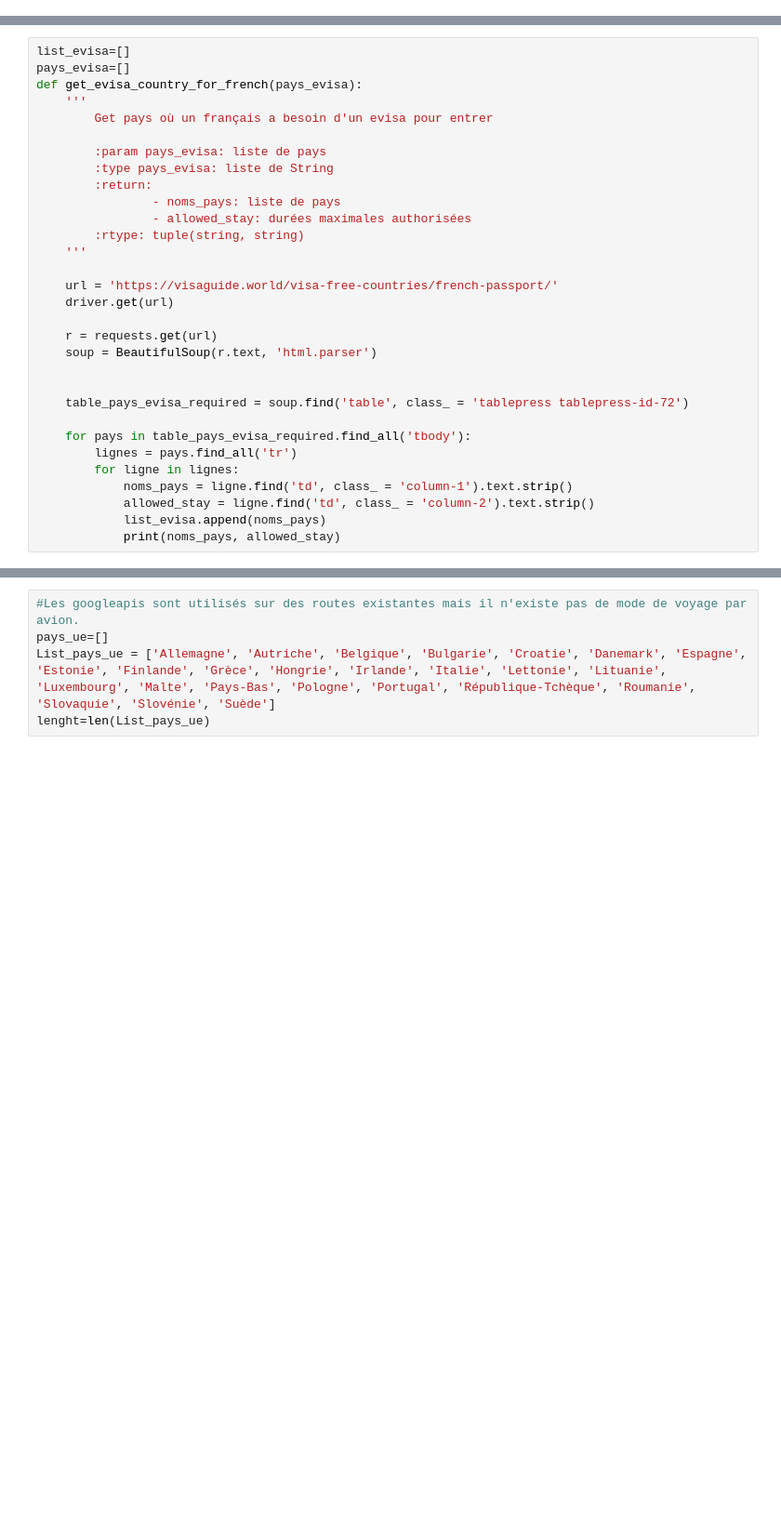
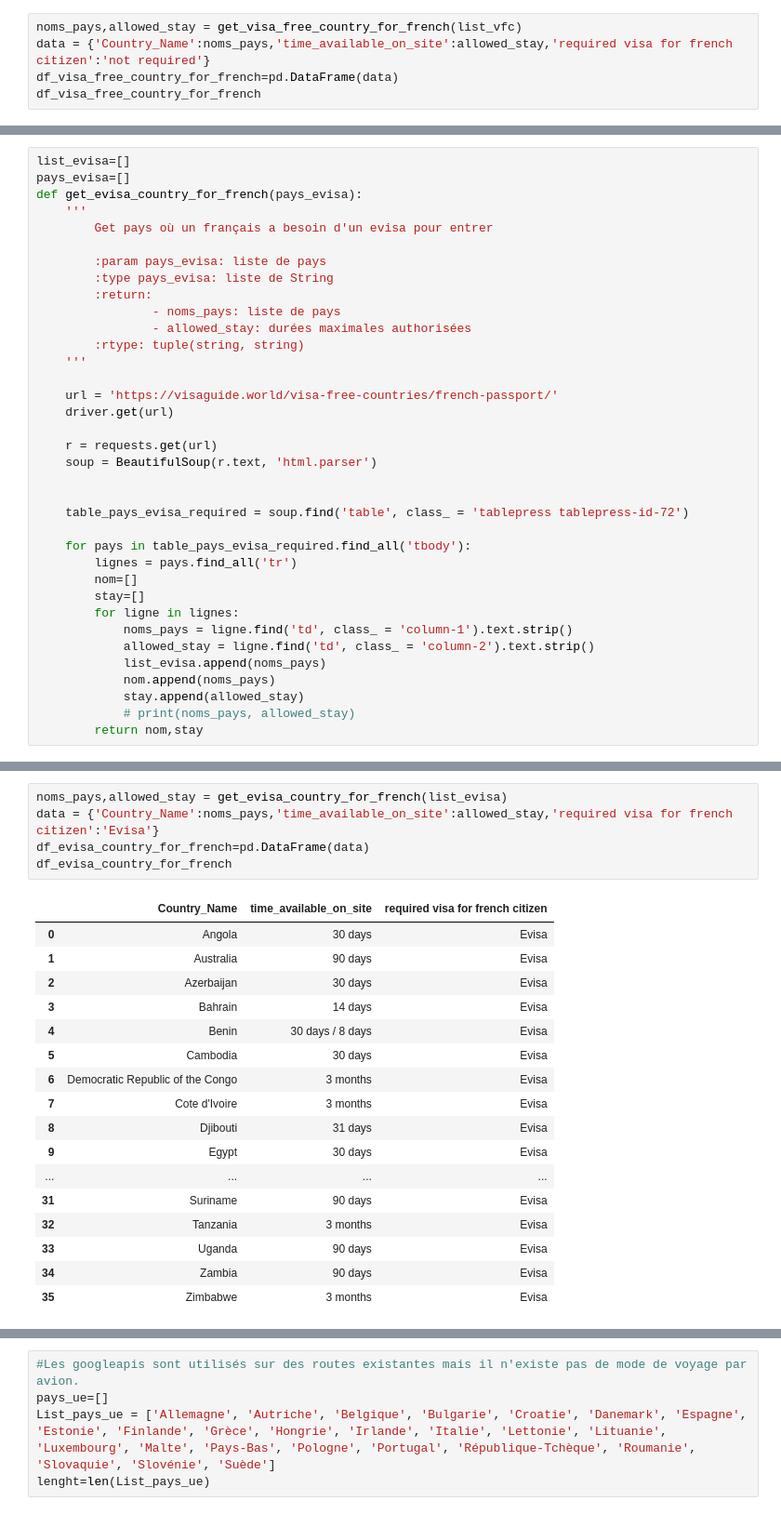
Before and after one commit to victorbarrau/dashboard_expatriate, a Jupyter notebook: Projet-final-HODST.ipynb, the cells around one changed output, grey strips where cells are left out. Shown at 93% size. Saved outputs shown, nothing was run; the diff lists cells and outputs as text; blank space fills up the shorter version.

```diff
--- a/Projet-final-HODST.ipynb
+++ b/Projet-final-HODST.ipynb
@@ -207,0 +215,5 @@ Vietnam 15 days
+# %%
+noms_pays,allowed_stay = get_visa_free_country_for_french(list_vfc)
+data = {'Country_Name':noms_pays,'time_available_on_site':allowed_stay,'required visa for french citizen':'not required'}
+df_visa_free_country_for_french=pd.DataFrame(data)
+df_visa_free_country_for_french
@@ -231,8 +257,13 @@ def get_evisa_country_for_french(pays_evisa):
 
     for pays in table_pays_evisa_required.find_all('tbody'):
         lignes = pays.find_all('tr')
+        nom=[]
+        stay=[]
         for ligne in lignes:
             noms_pays = ligne.find('td', class_ = 'column-1').text.strip()
             allowed_stay = ligne.find('td', class_ = 'column-2').text.strip()
             list_evisa.append(noms_pays)
-            print(noms_pays, allowed_stay)
+            nom.append(noms_pays)
+            stay.append(allowed_stay)
+            # print(noms_pays, allowed_stay)
+        return nom,stay
@@ -259,3 +270,26 @@ Zimbabwe 3 months
+# %%
+noms_pays,allowed_stay = get_evisa_country_for_french(list_evisa)
+data = {'Country_Name':noms_pays,'time_available_on_site':allowed_stay,'required visa for french citizen':'Evisa'}
+df_evisa_country_for_french=pd.DataFrame(data)
+df_evisa_country_for_french
+# %% [output]
+|  | Country_Name | time_available_on_site | required visa for french citizen |
+| 0 | Angola | 30 days | Evisa |
+| 1 | Australia | 90 days | Evisa |
+| 2 | Azerbaijan | 30 days | Evisa |
+| 3 | Bahrain | 14 days | Evisa |
+| 4 | Benin | 30 days / 8 days | Evisa |
+| 5 | Cambodia | 30 days | Evisa |
+| 6 | Democratic Republic of the Congo | 3 months | Evisa |
+| 7 | Cote d'Ivoire | 3 months | Evisa |
+| 8 | Djibouti | 31 days | Evisa |
+| 9 | Egypt | 30 days | Evisa |
+| ... | ... | ... | ... |
+| 31 | Suriname | 90 days | Evisa |
+| 32 | Tanzania | 3 months | Evisa |
+| 33 | Uganda | 90 days | Evisa |
+| 34 | Zambia | 90 days | Evisa |
+| 35 | Zimbabwe | 3 months | Evisa |
 # %%
 list_visa_oa=[]
 pays_visa_oa=[]
```
Also changed, not shown: parts of 28 cells of this notebook, 1 other file.
